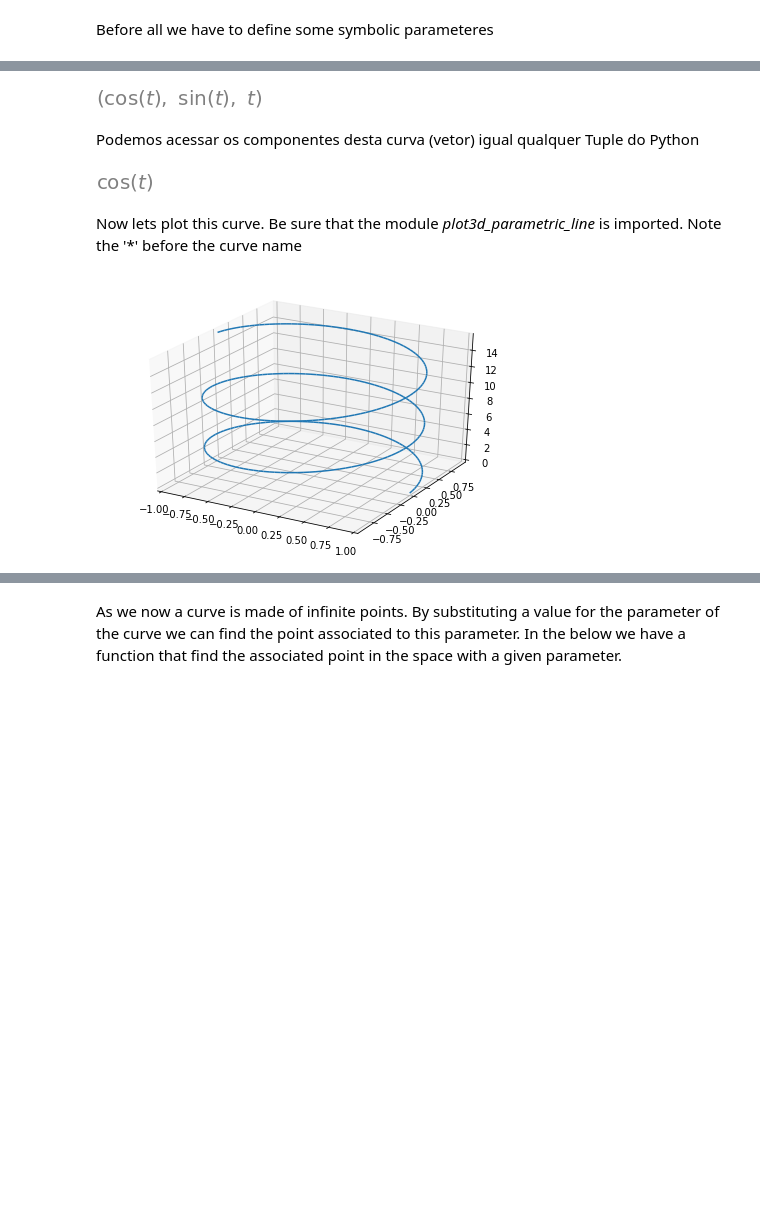
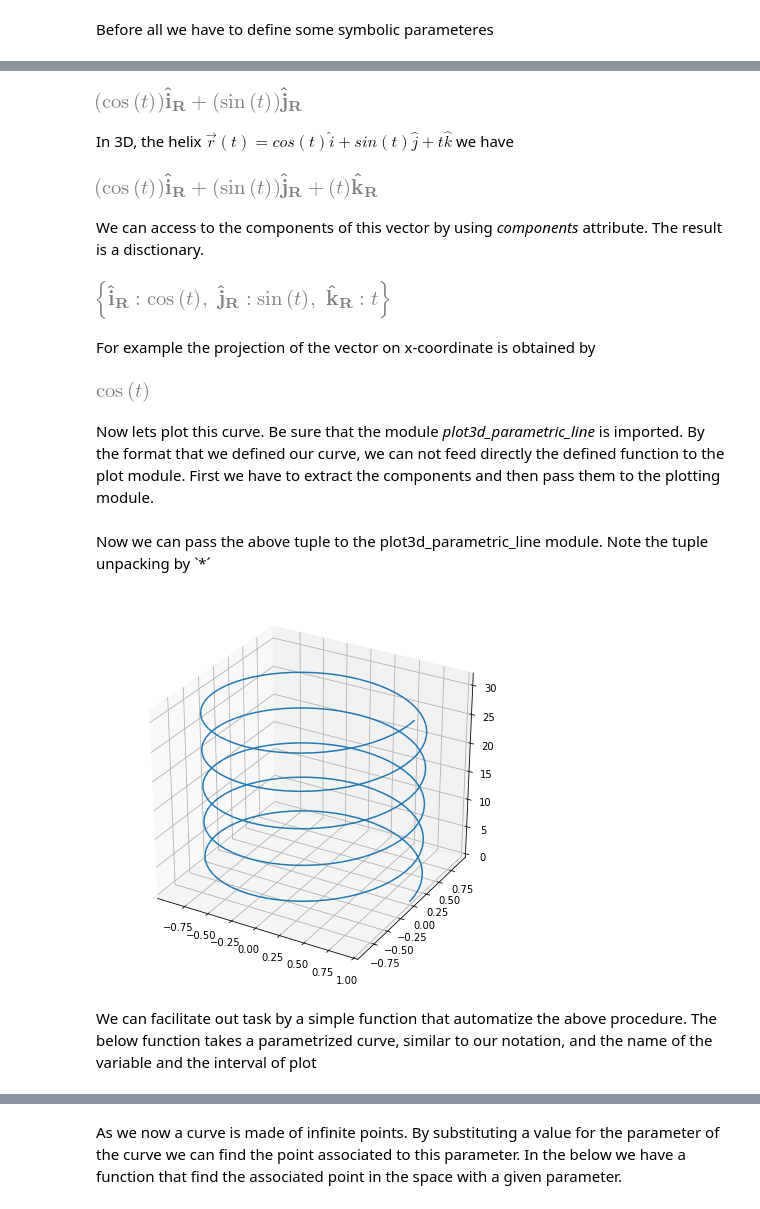
Before and after one commit to vnikoofard/vector-calculus-with-computer, a Jupyter notebook: Sympy/AV-checked.ipynb, the cells around one changed output, grey strips where cells are left out. Cells and saved outputs as stored; diff of their text form; code cells hidden in the pictures; blank space fills up the shorter version.

Commit message:
Changing the notation

```diff
--- a/Sympy/AV-checked.ipynb
+++ b/Sympy/AV-checked.ipynb
@@ -21,4 +21,4 @@ init_printing()
 # %% [markdown]
 Before all we have to define some symbolic parameteres
 # %%
-x,y,z,t,u,v = symbols('x y z t u v',real=True)
+x,y,z,t,u,v, phi, theta = symbols('x y z t u v phi theta',real=True)
@@ -31,0 +27,3 @@ Le's check the above function
+# %%
+from sympy.vector import CoordSys3D
+R = CoordSys3D('R')
@@ -32,19 +40,37 @@ Le's check the above function
+# %%
+circle(t)
+# %% [output]
+[figure, added]
+# %% [markdown]
+In 3D, the helix $\vec r(t) = cos(t) \hat{i} + sin(t) \hat{j} + t \hat{k}$ we have
 # %%
-curv1 = Curve(cos(t),sin(t),t)
+def curve(t): return cos(t)*R.i + sin(t)*R.j + t*R.k
-# %%
-curv1
-# %% [output]
-[figure, removed]
-# %% [markdown]
-Podemos acessar os componentes desta curva (vetor) igual qualquer Tuple do Python
-# %%
-curv1[0]
-# %% [output]
-[figure, removed]
-# %% [markdown]
-Now lets plot this curve. Be sure that the module *plot3d_parametric_line* is imported. Note the '*' before the curve name
+# %%
+curve(t)
+# %% [output]
+[figure, added]
+# %% [markdown]
+We can access to the components of this vector by using *components* attribute. The result is a disctionary.
+# %%
+curve(t).components
+# %% [output]
+[figure, added]
+# %% [markdown]
+For example the projection of the vector on x-coordinate is obtained by
+# %%
+curve(t).components[R.i]
+# %% [output]
+[figure, added]
+# %% [markdown]
+Now lets plot this curve. Be sure that the module *plot3d_parametric_line* is imported. By the format that we defined our curve, we can not feed directly the defined function to the plot module. First we have to extract the components and then pass them to the plotting module.
+# %%
+curve_components = tuple(curve(t).components.values())
+# %% [markdown]
+Now we can pass the above tuple to the plot3d_parametric_line module. Note the tuple unpacking by `*´
 # %%
-plot3d_parametric_line(*curv1, (t,0,5*pi))
+plot3d_parametric_line(*curve_components, (t,0,10*pi))
 plt.show()
 # %% [output]
-[figure, old version]
+[figure, new version]
+# %% [markdown]
+We can facilitate out task by a simple function that automatize the above procedure. The below function takes a parametrized curve, similar to our notation, and the name of the variable and the interval of plot
```
Also changed, not shown: parts of 19 cells of this notebook, 1 other file.
